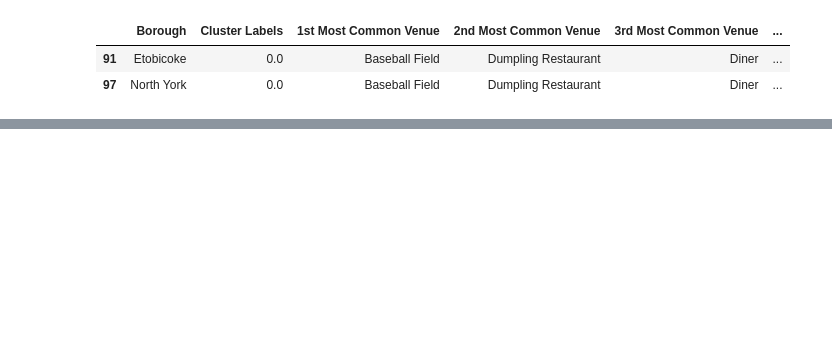
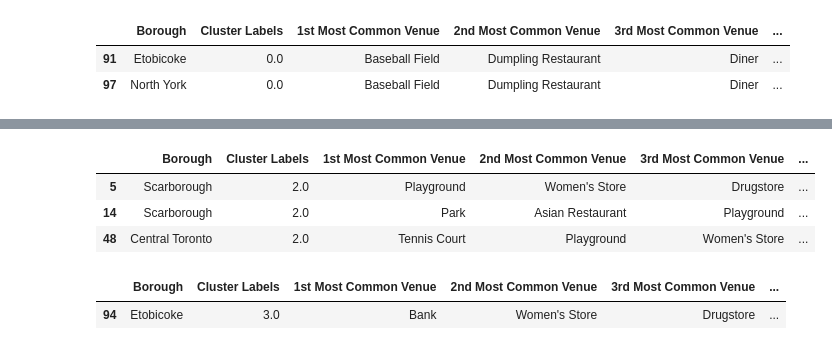
Before and after one commit to seubomb/Capstone_Project, a Jupyter notebook: Merge_LL_Toronto.ipynb, the cells around one changed output, grey strips where cells are left out. Saved outputs shown, nothing was run; the diff lists cells and outputs as text; code cells hidden in the pictures; blank space fills up the shorter version.

```diff
--- a/Merge_LL_Toronto.ipynb
+++ b/Merge_LL_Toronto.ipynb
@@ -493,6 +493,18 @@ toronto_merged.loc[toronto_merged['Cluster Labels'] == 1, toronto_merged.columns
 | 98 | York | 1.0 | Park | Women's Store | Drugstore | ... |
 | 100 | Etobicoke | 1.0 | Park | Pizza Place | Mobile Phone Shop | ... |
 # %%
-# Cluster 2
+# Cluster 3
 
-toronto_merged.loc[toronto_merged['Cluster Labels'] == 1, toronto_merged.columns[[1] + list(range(5, toronto_merged.shape[1]))]]
+toronto_merged.loc[toronto_merged['Cluster Labels'] == 2, toronto_merged.columns[[1] + list(range(5, toronto_merged.shape[1]))]]
+# %% [output]
+|  | Borough | Cluster Labels | 1st Most Common Venue | 2nd Most Common Venue | 3rd Most Common Venue | ... |
+| 5 | Scarborough | 2.0 | Playground | Women's Store | Drugstore | ... |
+| 14 | Scarborough | 2.0 | Park | Asian Restaurant | Playground | ... |
+| 48 | Central Toronto | 2.0 | Tennis Court | Playground | Women's Store | ... |
+# %%
+# Cluster 4
+
+toronto_merged.loc[toronto_merged['Cluster Labels'] == 3, toronto_merged.columns[[1] + list(range(5, toronto_merged.shape[1]))]]
+# %% [output]
+|  | Borough | Cluster Labels | 1st Most Common Venue | 2nd Most Common Venue | 3rd Most Common Venue | ... |
+| 94 | Etobicoke | 3.0 | Bank | Women's Store | Drugstore | ... |
```
Also changed, not shown: parts of 1 cell of this notebook.
